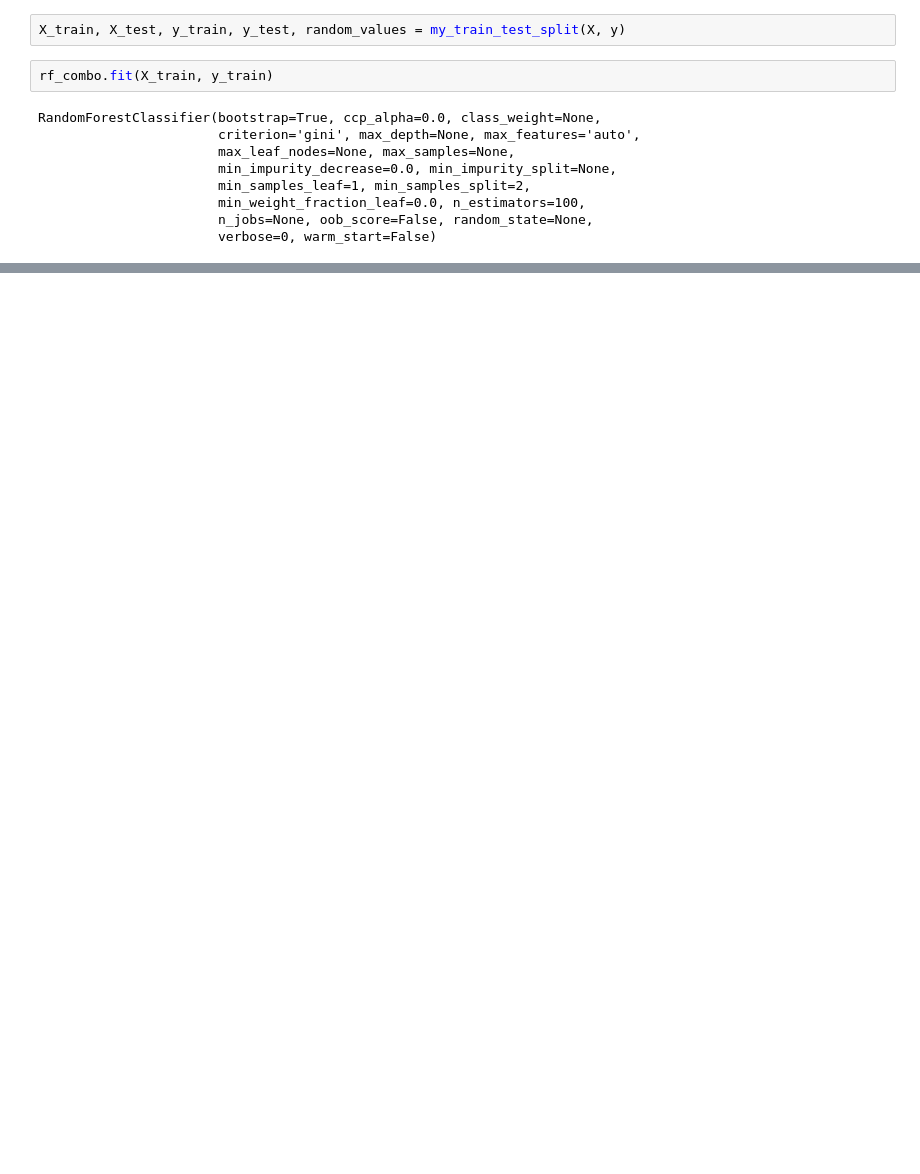
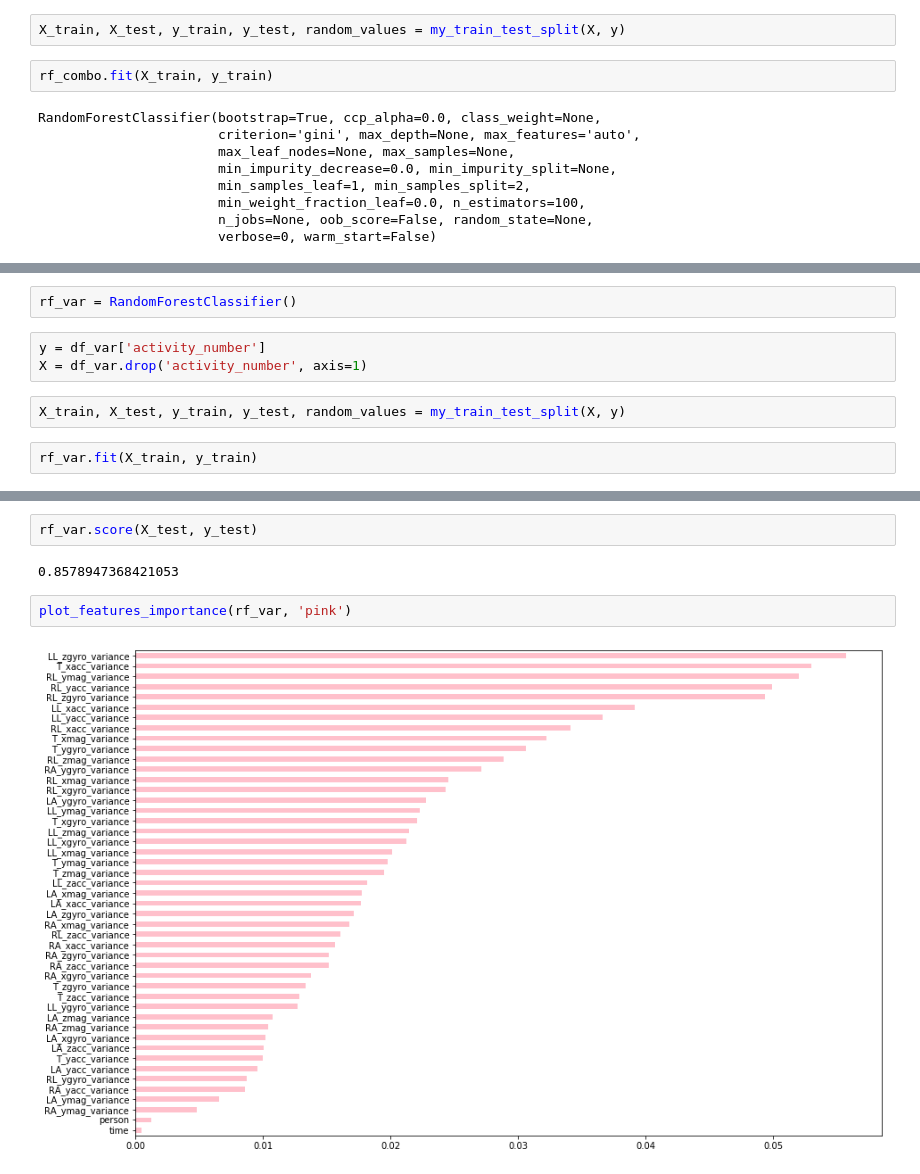
Before and after one commit to egitit/Predicitng_Activities_from_Motion_Data, a Jupyter notebook: feature_engineering/feature_importance_(separated).ipynb, the cells around one changed output, grey strips where cells are left out. Drawn from its saved outputs; the diff is of its cells as text; blank space fills up the shorter version.

```diff
--- a/feature_engineering/feature_importance_(separated).ipynb
+++ b/feature_engineering/feature_importance_(separated).ipynb
@@ -211,0 +241,9 @@ plot_features_importance(rf_combo, 'purple')
+# %%
+rf_var = RandomForestClassifier()
+# %%
+y = df_var['activity_number']
+X = df_var.drop('activity_number', axis=1)
+# %%
+X_train, X_test, y_train, y_test, random_values = my_train_test_split(X, y)
+# %%
+rf_var.fit(X_train, y_train)
@@ -211,0 +259,8 @@ plot_features_importance(rf_combo, 'purple')
+# %%
+rf_var.score(X_test, y_test)
+# %% [output]
+0.8578947368421053
+# %%
+plot_features_importance(rf_var, 'pink')
+# %% [output]
+[figure, added]
```
Also changed, not shown: parts of 44 cells of this notebook.
